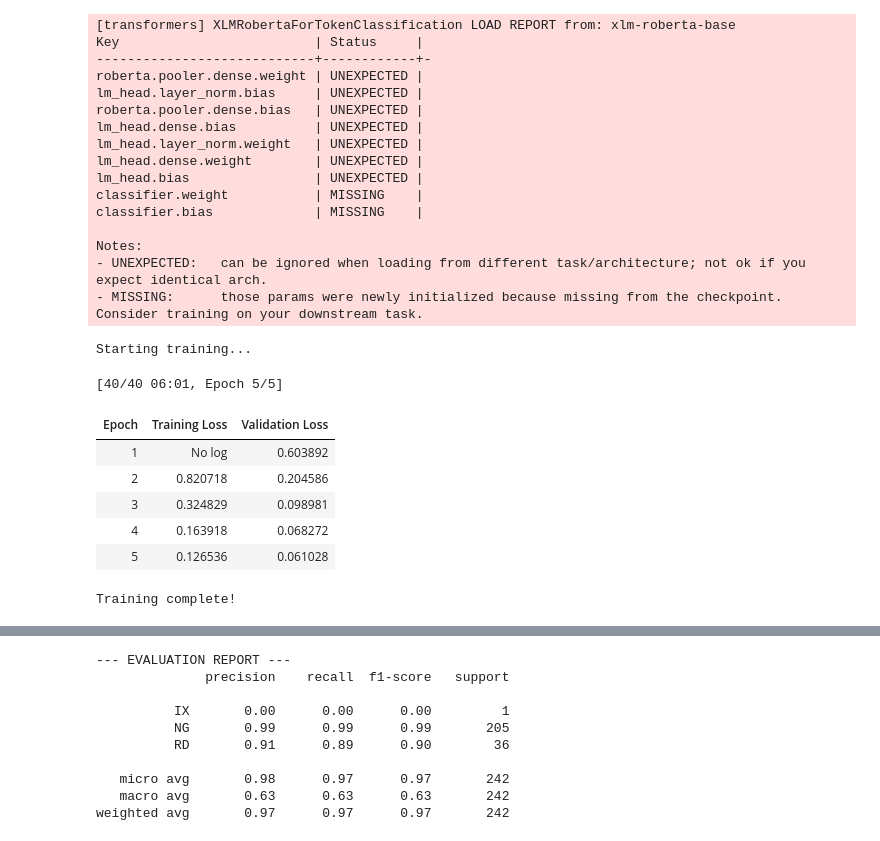
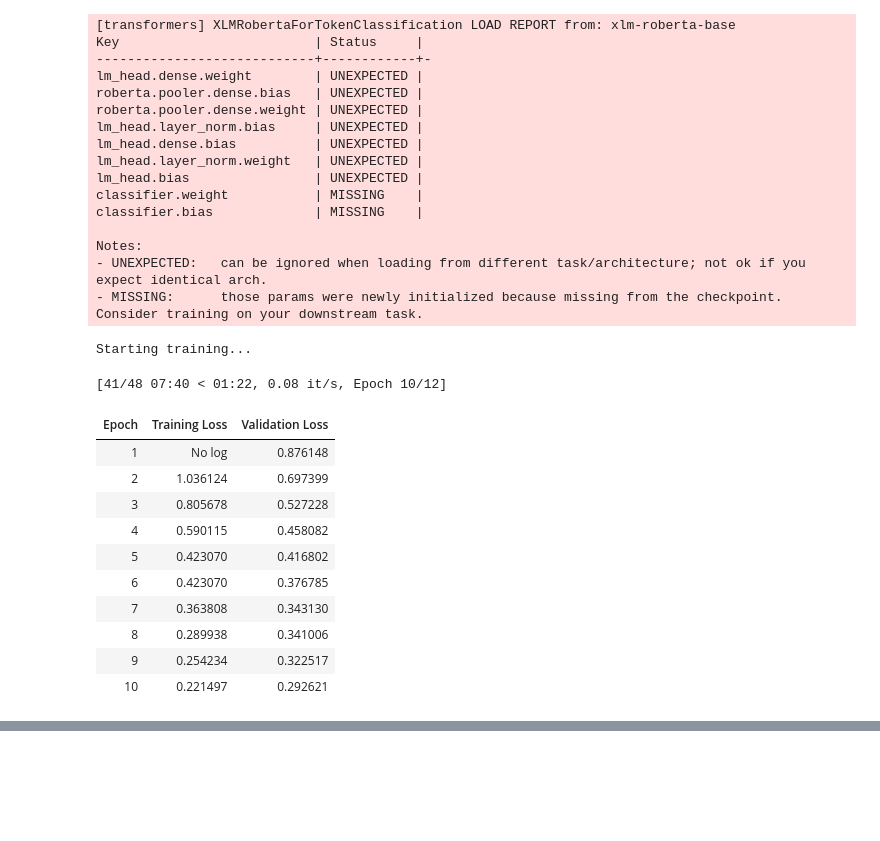
Before and after one commit to Hania-Emaan/code-switching-codesaviours-si26-Hania-Emaan, a Jupyter notebook: SI26_Week7_Hania.ipynb, the cells around one changed output, grey strips where cells are left out. Cells and saved outputs as stored; diff of their text form; code cells hidden in the pictures; blank space fills up the shorter version.

```diff
--- a/SI26_Week7_Hania.ipynb
+++ b/SI26_Week7_Hania.ipynb
@@ -52,4 +60,5 @@ Testing sentences: 31
 # %%
+import os
 import pandas as pd
 import torch
 import numpy as np
@@ -58,10 +67,13 @@ from datasets import Dataset
 from seqeval.metrics import classification_report
 from transformers import (AutoTokenizer, AutoModelForTokenClassification,
                         TrainingArguments, Trainer, DataCollatorForTokenClassification)
-from huggingface_hub import notebook_login
 
-# 1. Load Dataset from Google Drive
-file_path = '/content/drive/MyDrive/CodeSaviours_Project2/dataset.csv'
+# 1. Load Dataset (Checks local file first, then Google Drive)
+if os.path.exists('dataset.csv'):
+    file_path = 'dataset.csv'
+else:
+    file_path = '/content/drive/MyDrive/CodeSaviours_Project2/dataset.csv'
+
 df = pd.read_csv(file_path)
 
 label2id = {'URD': 0, 'ENG': 1, 'MIX': 2}
@@ -71,10 +83,13 @@ sentence_col = 'sentence' if 'sentence' in df.columns else 'sentence_id'
 word_col = 'word' if 'word' in df.columns else 'tokens'
 label_col = 'label' if 'label' in df.columns else 'labels'
 
-sentences = df.groupby(sentence_col, group_keys=False).apply(
-    lambda x: {'words': x[word_col].tolist(), 'labels': x[label_col].tolist()},
-    include_groups=False
-).tolist()
+# Safely extract sentences and words as strings
+sentences = []
+for _, group in df.groupby(sentence_col):
+    sentences.append({
+        'words': [str(w) for w in group[word_col].tolist()],
+        'labels': group[label_col].tolist()
+    })
 
 train_data, test_data = train_test_split(sentences, test_size=0.2, random_state=42)
 
@@ -119,7 +134,7 @@ test_dataset = Dataset.from_dict({
     "labels": [item["labels"] for item in test_data]
 }).map(tokenize_and_align_labels, batched=True)
 
-# 3. Model & Trainer (Updated processing_class parameter)
+# 3. Model & Trainer Configuration
 model = AutoModelForTokenClassification.from_pretrained(
     MODEL_NAME,
     num_labels=len(label2id),
@@ -129,13 +144,13 @@ model = AutoModelForTokenClassification.from_pretrained(
 
 training_args = TrainingArguments(
     output_dir="./results",
-    num_train_epochs=5,
+    num_train_epochs=12,              # Increased to 12 for learning MIX patterns
     per_device_train_batch_size=16,
     per_device_eval_batch_size=16,
     eval_strategy="epoch",
     save_strategy="epoch",
-    logging_steps=10,
-    learning_rate=2e-5,
+    logging_steps=5,
+    learning_rate=3e-5,               # Slightly higher learning rate for small datasets
     load_best_model_at_end=True,
     report_to="none"
 )
@@ -156,45 +171,49 @@ print("Starting training...")
 trainer.train()
 print("Training complete!")
 
-# 5. Evaluate and print F1 scores for submission
+# 5. Evaluate and print F1 scores
 predictions, labels, _ = trainer.predict(test_dataset)
 predictions = np.argmax(predictions, axis=2)
 
 true_predictions = [
     [id2label[p] for (p, l) in zip(prediction, label) if l != -100]
     for prediction, label in zip(predictions, labels)
 ]
 true_labels = [
     [id2label[l] for (p, l) in zip(prediction, label) if l != -100]
     for prediction, label in zip(predictions, labels)
 ]
 
 print("\n--- EVALUATION REPORT ---")
 report = classification_report(true_labels, true_predictions)
 print(report)
 # %% [output]
 [transformers] XLMRobertaForTokenClassification LOAD REPORT from: xlm-roberta-base
 Key                         | Status     |
 ----------------------------+------------+-
+lm_head.dense.weight        | UNEXPECTED |
+roberta.pooler.dense.bias   | UNEXPECTED |
 roberta.pooler.dense.weight | UNEXPECTED |
 lm_head.layer_norm.bias     | UNEXPECTED |
-roberta.pooler.dense.bias   | UNEXPECTED |
 lm_head.dense.bias          | UNEXPECTED |
 lm_head.layer_norm.weight   | UNEXPECTED |
-lm_head.dense.weight        | UNEXPECTED |
 lm_head.bias                | UNEXPECTED |
 classifier.weight           | MISSING    |
 classifier.bias             | MISSING    |
 
 Notes:
 - UNEXPECTED:   can be ignored when loading from different task/architecture; not ok if you expect identical arch.
 - MISSING:      those params were newly initialized because missing from the checkpoint. Consider training on your downstream task.
 Starting training...
-[40/40 06:01, Epoch 5/5]
+[41/48 07:40 < 01:22, 0.08 it/s, Epoch 10/12]
 | Epoch | Training Loss | Validation Loss |
-| 1 | No log | 0.603892 |
-| 2 | 0.820718 | 0.204586 |
-| 3 | 0.324829 | 0.098981 |
-| 4 | 0.163918 | 0.068272 |
-| 5 | 0.126536 | 0.061028 |
+| 1 | No log | 0.876148 |
+| 2 | 1.036124 | 0.697399 |
+| 3 | 0.805678 | 0.527228 |
+| 4 | 0.590115 | 0.458082 |
+| 5 | 0.423070 | 0.416802 |
+| 6 | 0.423070 | 0.376785 |
+| 7 | 0.363808 | 0.343130 |
+| 8 | 0.289938 | 0.341006 |
+| 9 | 0.254234 | 0.322517 |
+| 10 | 0.221497 | 0.292621 |
-Training complete!
@@ -202,13 +220,3 @@ Training complete!
---- EVALUATION REPORT ---
-              precision    recall  f1-score   support
-
-          IX       0.00      0.00      0.00         1
-          NG       0.99      0.99      0.99       205
-          RD       0.91      0.89      0.90        36
-
-   micro avg       0.98      0.97      0.97       242
-   macro avg       0.63      0.63      0.63       242
-weighted avg       0.97      0.97      0.97       242
 # %%
 from transformers import pipeline
 
```
Also changed, not shown: parts of 4 cells of this notebook.
